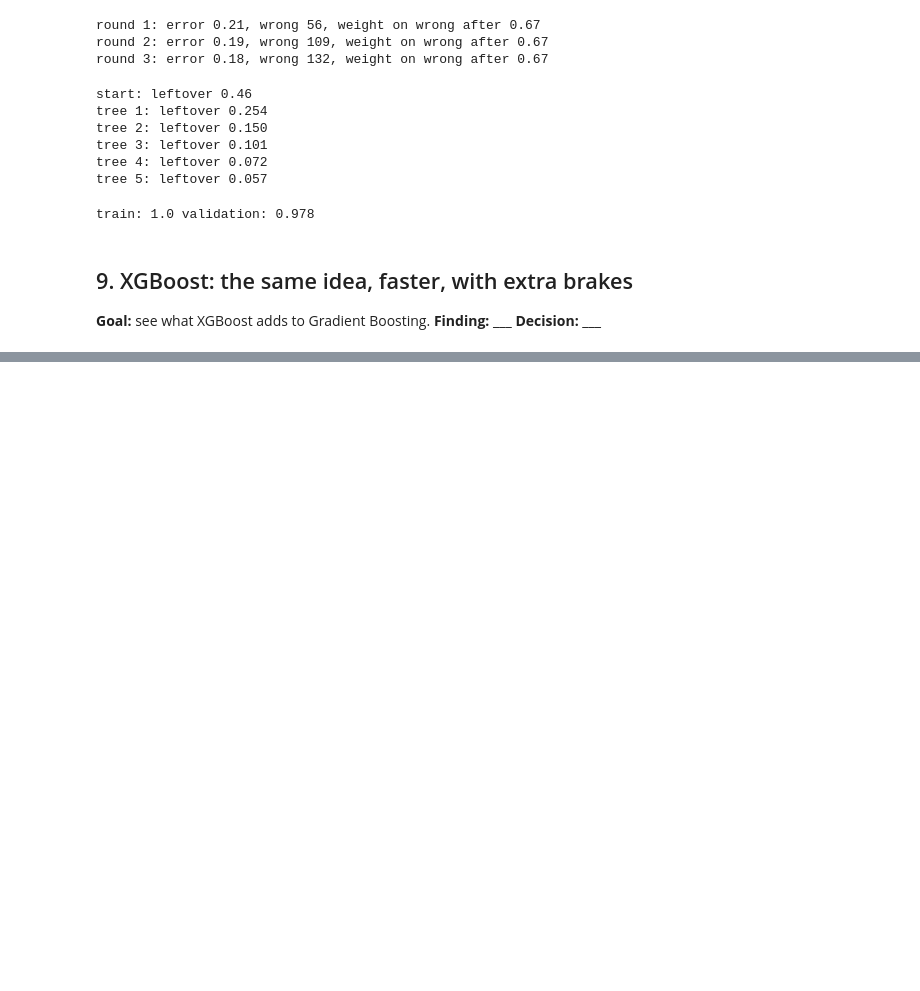
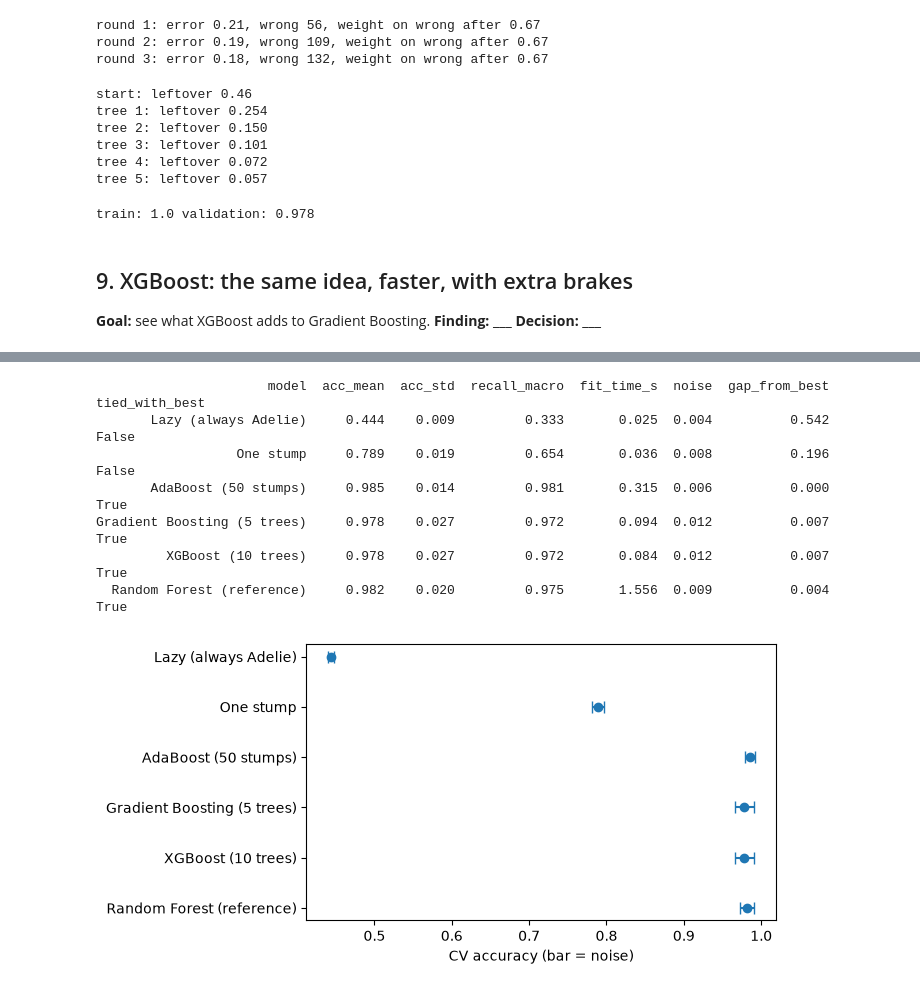
Before and after one commit to Rohitghosh14/Palmer_Penguins_Boosting, a Jupyter notebook: notebook/01_penguins_boosting.ipynb, the cells around one changed output, grey strips where cells are left out. Drawn from its saved outputs; the diff is of its cells as text; code cells hidden in the pictures; blank space fills up the shorter version.

Commit message:
Penguins boosting: EDA, pipelines, model comparison, final test, README

```diff
--- a/notebook/01_penguins_boosting.ipynb
+++ b/notebook/01_penguins_boosting.ipynb
@@ -483,0 +489,56 @@ print(table.round(3))
+# %%
+from pathlib import Path
+from sklearn.dummy import DummyClassifier
+from sklearn.ensemble import RandomForestClassifier
+
+final_models = {
+    "Lazy (always Adelie)": DummyClassifier(strategy="most_frequent"),
+    "One stump": DecisionTreeClassifier(max_depth=1, random_state=42),
+    "AdaBoost (50 stumps)": AdaBoostClassifier(
+        estimator=DecisionTreeClassifier(max_depth=1),
+        n_estimators=50, random_state=42),
+    "Gradient Boosting (5 trees)": GradientBoostingClassifier(
+        n_estimators=5, learning_rate=0.1, max_depth=3, random_state=42),
+    "XGBoost (10 trees)": XGBClassifier(
+        n_estimators=10, learning_rate=0.1, max_depth=3, random_state=42),
+    "Random Forest (reference)": RandomForestClassifier(
+        n_estimators=300, random_state=42, n_jobs=-1),
+}
+
+rows = []
+for name, m in final_models.items():
+    pipe = Pipeline([("prep", preprocessor), ("model", m)])
+    s = cross_validate(pipe, X_train, y_train_num, cv=cv,
+                       scoring=["accuracy", "recall_macro"])
+    rows.append({"model": name,
+                 "acc_mean": s["test_accuracy"].mean(),
+                 "acc_std": s["test_accuracy"].std(),
+                 "recall_macro": s["test_recall_macro"].mean(),
+                 "fit_time_s": s["fit_time"].mean()})
+
+table = pd.DataFrame(rows)
+table["noise"] = table["acc_std"] / np.sqrt(5)
+table["gap_from_best"] = table["acc_mean"].max() - table["acc_mean"]
+table["tied_with_best"] = table["gap_from_best"] < table["noise"]
+print(table.round(3).to_string(index=False))
+
+reports = Path("../reports")
+reports.mkdir(exist_ok=True)
+table.round(4).to_csv(reports / "model_comparison.csv", index=False)
+
+plt.figure(figsize=(7, 3.5))
+plt.errorbar(table["acc_mean"], table["model"], xerr=table["noise"], fmt="o", capsize=4)
+plt.gca().invert_yaxis()
+plt.xlabel("CV accuracy (bar = noise)")
+plt.tight_layout()
+plt.savefig(reports / "accuracy_comparison.png")
+plt.show()
+# %% [output]
+                      model  acc_mean  acc_std  recall_macro  fit_time_s  noise  gap_from_best  tied_with_best
+       Lazy (always Adelie)     0.444    0.009         0.333       0.025  0.004          0.542           False
+                  One stump     0.789    0.019         0.654       0.036  0.008          0.196           False
+       AdaBoost (50 stumps)     0.985    0.014         0.981       0.315  0.006          0.000            True
+Gradient Boosting (5 trees)     0.978    0.027         0.972       0.094  0.012          0.007            True
+         XGBoost (10 trees)     0.978    0.027         0.972       0.084  0.012          0.007            True
+  Random Forest (reference)     0.982    0.020         0.975       1.556  0.009          0.004            True
+[figure, added]
```
Also changed, not shown: parts of 6 cells of this notebook, 3 other files.
